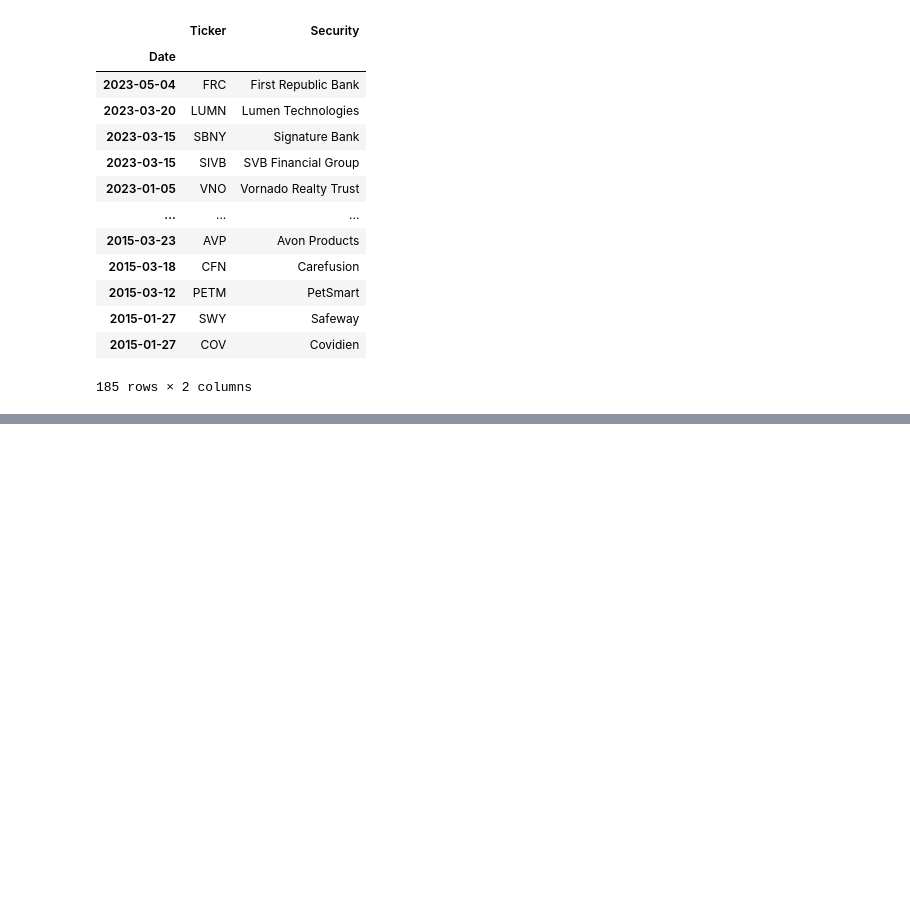
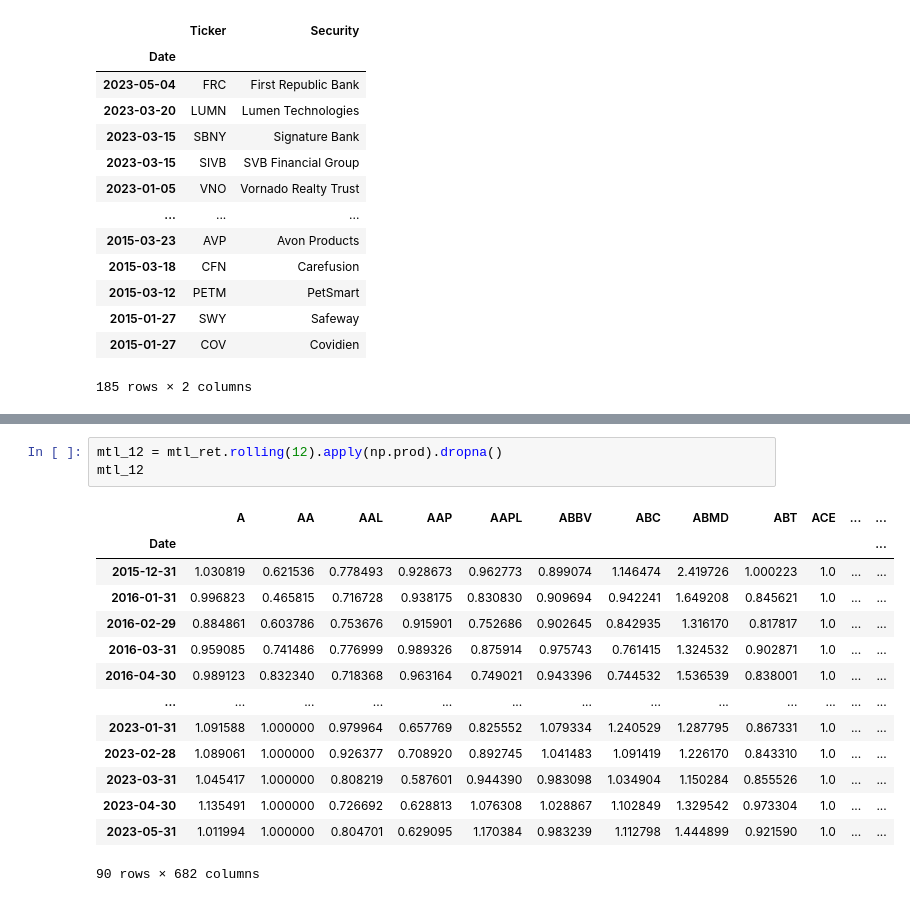
Before and after one commit to jeonjnh/trading_strategy_SP500, a Jupyter notebook: trading_strategy.ipynb, the cells around one changed output, grey strips where cells are left out. Saved outputs shown, nothing was run; the diff lists cells and outputs as text; blank space fills up the shorter version.

```diff
--- a/trading_strategy.ipynb
+++ b/trading_strategy.ipynb
@@ -267,0 +304,18 @@ df[['LUMN', 'SBNY']].tail(50)
+# %%
+mtl_12 = mtl_ret.rolling(12).apply(np.prod).dropna()
+mtl_12
+# %% [output]
+|  | A | AA | AAL | AAP | AAPL | ABBV | ABC | ABMD | ABT | ACE | ... | ... |
+| Date |  |  |  |  |  |  |  |  |  |  |  | ... |
+| 2015-12-31 | 1.030819 | 0.621536 | 0.778493 | 0.928673 | 0.962773 | 0.899074 | 1.146474 | 2.419726 | 1.000223 | 1.0 | ... | ... |
+| 2016-01-31 | 0.996823 | 0.465815 | 0.716728 | 0.938175 | 0.830830 | 0.909694 | 0.942241 | 1.649208 | 0.845621 | 1.0 | ... | ... |
+| 2016-02-29 | 0.884861 | 0.603786 | 0.753676 | 0.915901 | 0.752686 | 0.902645 | 0.842935 | 1.316170 | 0.817817 | 1.0 | ... | ... |
+| 2016-03-31 | 0.959085 | 0.741486 | 0.776999 | 0.989326 | 0.875914 | 0.975743 | 0.761415 | 1.324532 | 0.902871 | 1.0 | ... | ... |
+| 2016-04-30 | 0.989123 | 0.832340 | 0.718368 | 0.963164 | 0.749021 | 0.943396 | 0.744532 | 1.536539 | 0.838001 | 1.0 | ... | ... |
+| ... | ... | ... | ... | ... | ... | ... | ... | ... | ... | ... | ... | ... |
+| 2023-01-31 | 1.091588 | 1.000000 | 0.979964 | 0.657769 | 0.825552 | 1.079334 | 1.240529 | 1.287795 | 0.867331 | 1.0 | ... | ... |
+| 2023-02-28 | 1.089061 | 1.000000 | 0.926377 | 0.708920 | 0.892745 | 1.041483 | 1.091419 | 1.226170 | 0.843310 | 1.0 | ... | ... |
+| 2023-03-31 | 1.045417 | 1.000000 | 0.808219 | 0.587601 | 0.944390 | 0.983098 | 1.034904 | 1.150284 | 0.855526 | 1.0 | ... | ... |
+| 2023-04-30 | 1.135491 | 1.000000 | 0.726692 | 0.628813 | 1.076308 | 1.028867 | 1.102849 | 1.329542 | 0.973304 | 1.0 | ... | ... |
+| 2023-05-31 | 1.011994 | 1.000000 | 0.804701 | 0.629095 | 1.170384 | 0.983239 | 1.112798 | 1.444899 | 0.921590 | 1.0 | ... | ... |
+90 rows × 682 columns
```
Also changed, not shown: parts of 19 cells of this notebook.
